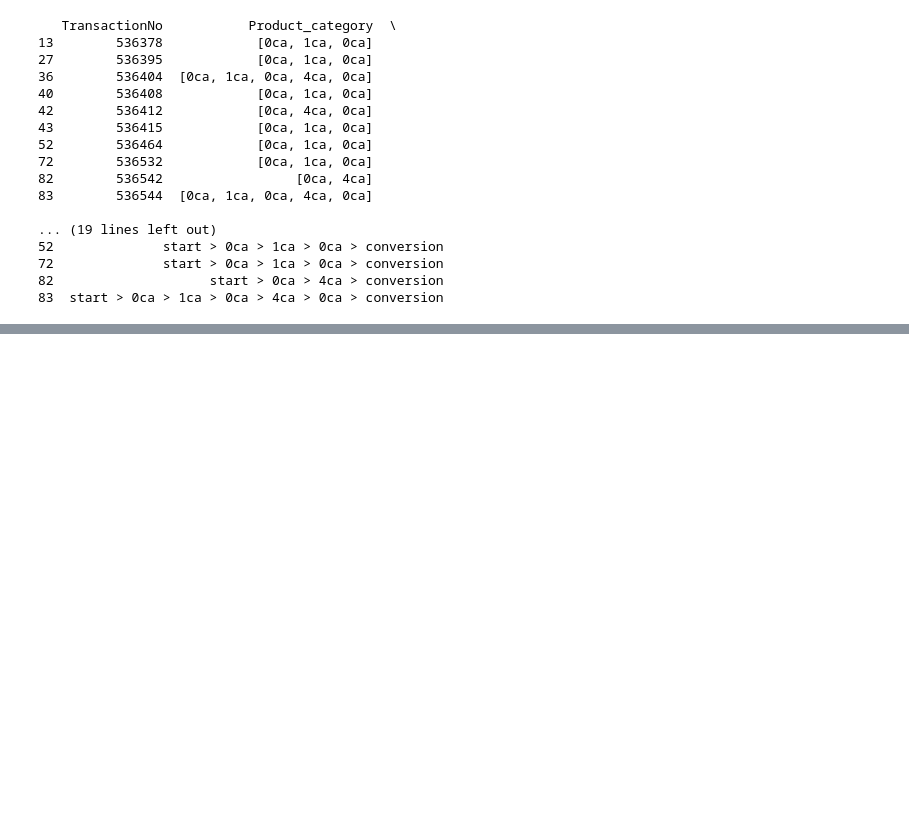
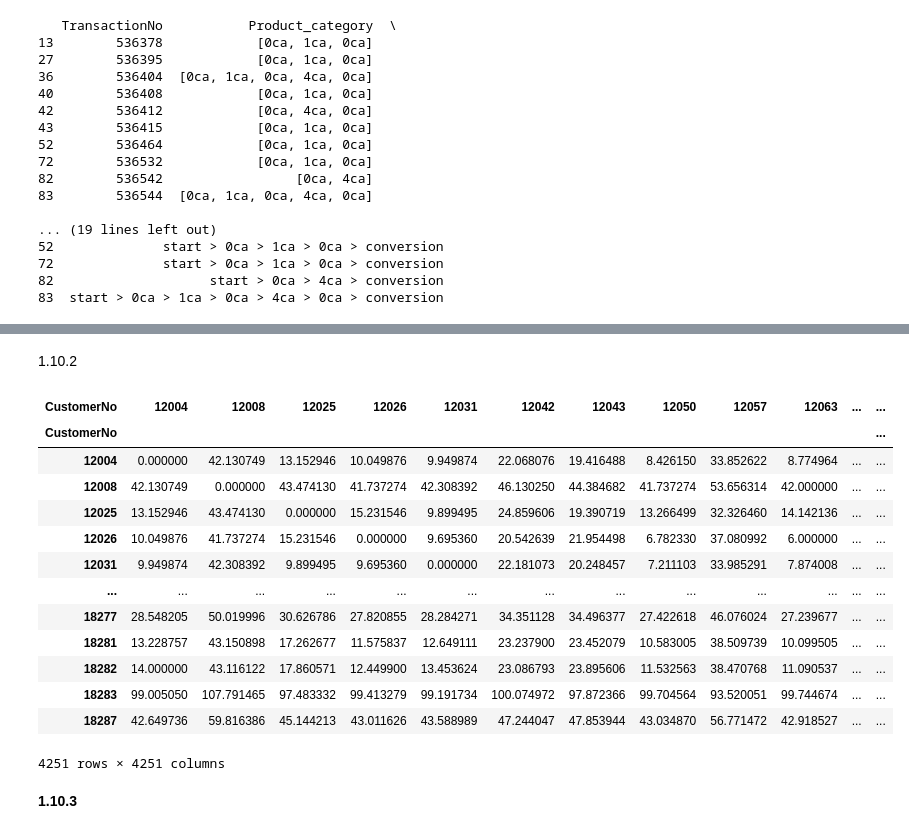
Before and after one commit to alireza-montazeri/SIT742-Assignment-2, a Jupyter notebook: SIT742Task2.ipynb, the cells around one changed output, grey strips where cells are left out. Cells and saved outputs as stored; diff of their text form; code cells hidden in the pictures; blank space fills up the shorter version.

```diff
--- a/SIT742Task2.ipynb
+++ b/SIT742Task2.ipynb
@@ -464,0 +689,9 @@ print(df_2.head(10))
+# %%
+df_10 = df[df['Quantity']>0] # filtering out the negative quantity transactions
+# selecting top 100 products by total quantity and storing them in top100 variable
+top = df_10.groupby('productName_process')['Quantity'].sum().nlargest(100).index
+top100_df = df_10[df_10['productName_process'].isin(top)]# creating a dataframe with top 100 products
+top100_df = top100_df.groupby(['CustomerNo', 'productName_process'])['Quantity'].sum().reset_index() # aggregating the Quantity values for further operations using pivot
+# using the pivot function we can form the N by M matrix and fill NaN with 0 using fillna
+topdf = top100_df.pivot(index='CustomerNo',columns='productName_process',values='Quantity').fillna(0)
+topdf
@@ -464,0 +713,24 @@ print(df_2.head(10))
+# %% [markdown]
+1.10.2
+# %%
+from sklearn.metrics.pairwise import euclidean_distances
+euclidean = euclidean_distances(topdf) # calculating the euclidean distance
+customerdist = pd.DataFrame(euclidean,index = topdf.index,columns = topdf.index) #converting the results to a dataframe
+customerdist # to view the matrix of euclidean distances between customer numbers
+# %% [output]
+| CustomerNo | 12004 | 12008 | 12025 | 12026 | 12031 | 12042 | 12043 | 12050 | 12057 | 12063 | ... | ... |
+| CustomerNo |  |  |  |  |  |  |  |  |  |  |  | ... |
+| 12004 | 0.000000 | 42.130749 | 13.152946 | 10.049876 | 9.949874 | 22.068076 | 19.416488 | 8.426150 | 33.852622 | 8.774964 | ... | ... |
+| 12008 | 42.130749 | 0.000000 | 43.474130 | 41.737274 | 42.308392 | 46.130250 | 44.384682 | 41.737274 | 53.656314 | 42.000000 | ... | ... |
+| 12025 | 13.152946 | 43.474130 | 0.000000 | 15.231546 | 9.899495 | 24.859606 | 19.390719 | 13.266499 | 32.326460 | 14.142136 | ... | ... |
+| 12026 | 10.049876 | 41.737274 | 15.231546 | 0.000000 | 9.695360 | 20.542639 | 21.954498 | 6.782330 | 37.080992 | 6.000000 | ... | ... |
+| 12031 | 9.949874 | 42.308392 | 9.899495 | 9.695360 | 0.000000 | 22.181073 | 20.248457 | 7.211103 | 33.985291 | 7.874008 | ... | ... |
+| ... | ... | ... | ... | ... | ... | ... | ... | ... | ... | ... | ... | ... |
+| 18277 | 28.548205 | 50.019996 | 30.626786 | 27.820855 | 28.284271 | 34.351128 | 34.496377 | 27.422618 | 46.076024 | 27.239677 | ... | ... |
+| 18281 | 13.228757 | 43.150898 | 17.262677 | 11.575837 | 12.649111 | 23.237900 | 23.452079 | 10.583005 | 38.509739 | 10.099505 | ... | ... |
+| 18282 | 14.000000 | 43.116122 | 17.860571 | 12.449900 | 13.453624 | 23.086793 | 23.895606 | 11.532563 | 38.470768 | 11.090537 | ... | ... |
+| 18283 | 99.005050 | 107.791465 | 97.483332 | 99.413279 | 99.191734 | 100.074972 | 97.872366 | 99.704564 | 93.520051 | 99.744674 | ... | ... |
+| 18287 | 42.649736 | 59.816386 | 45.144213 | 43.011626 | 43.588989 | 47.244047 | 47.853944 | 43.034870 | 56.771472 | 42.918527 | ... | ... |
+4251 rows × 4251 columns
+# %% [markdown]
+**1.10.3**
```
Also changed, not shown: parts of 36 cells of this notebook.
